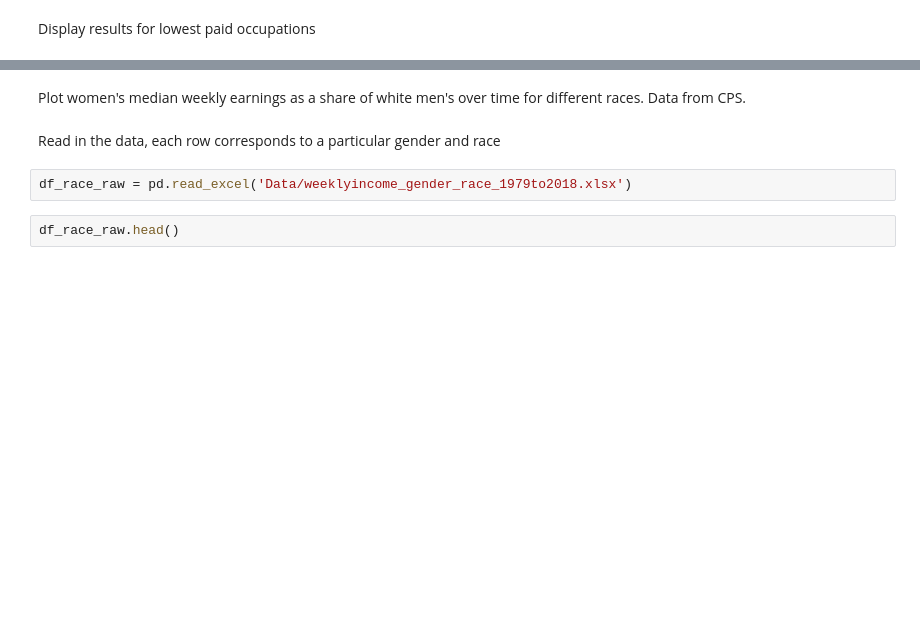
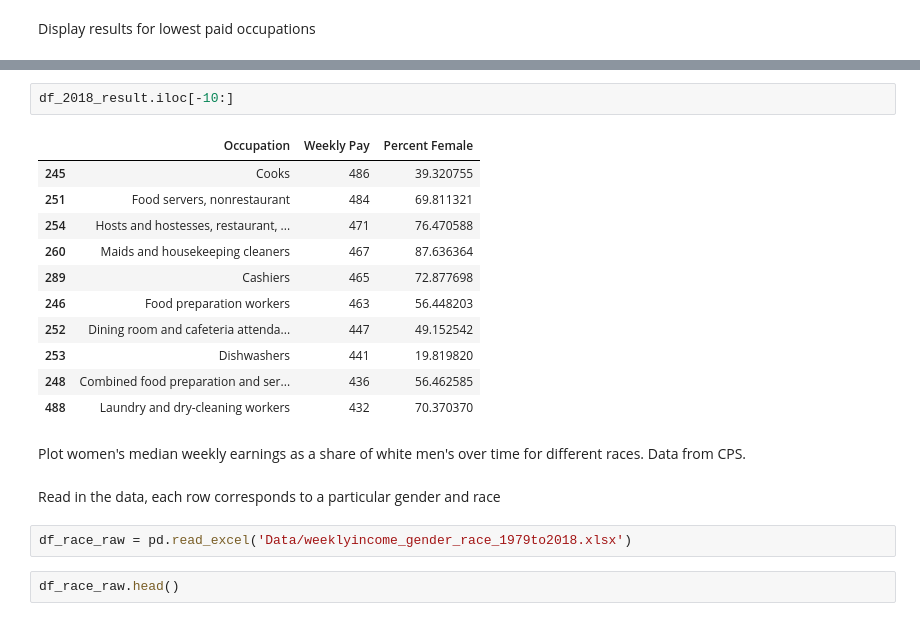
Before and after one commit to coverney/ThinkStats2, a Jupyter notebook: project2/Women Weekly Income Visualizations.ipynb, the cells around one changed output, grey strips where cells are left out. Drawn from its saved outputs; the diff is of its cells as text; blank space fills up the shorter version.

```diff
--- a/project2/Women Weekly Income Visualizations.ipynb
+++ b/project2/Women Weekly Income Visualizations.ipynb
@@ -87,3 +83,17 @@ df_2018_result.tail()
+# %%
+df_2018_result.iloc[-10:]
+# %% [output]
+|  | Occupation | Weekly Pay | Percent Female |
+| 245 | Cooks | 486 | 39.320755 |
+| 251 | Food servers, nonrestaurant | 484 | 69.811321 |
+| 254 | Hosts and hostesses, restaurant, ... | 471 | 76.470588 |
+| 260 | Maids and housekeeping cleaners | 467 | 87.636364 |
+| 289 | Cashiers | 465 | 72.877698 |
+| 246 | Food preparation workers | 463 | 56.448203 |
+| 252 | Dining room and cafeteria attenda... | 447 | 49.152542 |
+| 253 | Dishwashers | 441 | 19.819820 |
+| 248 | Combined food preparation and ser... | 436 | 56.462585 |
+| 488 | Laundry and dry-cleaning workers | 432 | 70.370370 |
 # %% [markdown]
 Plot women's median weekly earnings as a share of white men's over time for different races. Data from CPS.
 # %% [markdown]
```
Also changed, not shown: parts of 4 cells of this notebook, 4 other files.
